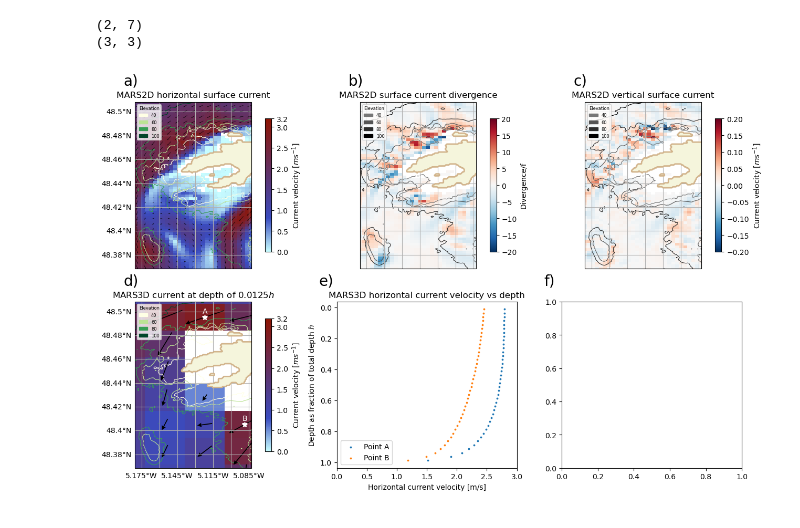
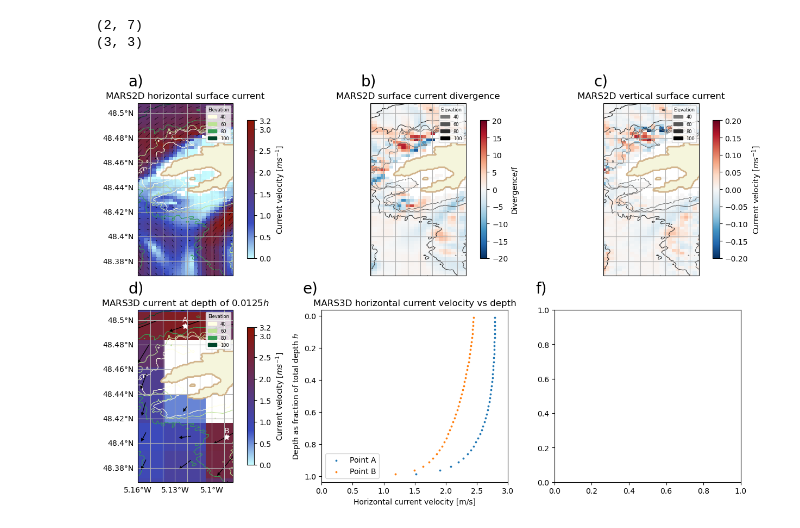
Before and after one commit to JWMichalski/oscarplus, a Jupyter notebook: examples/Iroise Sea divergence paper/Figures_1705.ipynb, the cells around one changed output. Saved outputs shown, nothing was run; the diff lists cells and outputs as text; code cells hidden in the pictures.

Commit message:
improve scatterplot code plot all 2ndary variables

```diff
--- a/examples/Iroise Sea divergence paper/Figures_1705.ipynb
+++ b/examples/Iroise Sea divergence paper/Figures_1705.ipynb
@@ -17,7 +18,7 @@ gmf = "mouche12kp20_rsv20"
 MARS2DTIME = "2022-05-17T09:30:00.000000000"
 MARS3DTIME = "2022-05-17T09:00:00.000000000"
 # plotting parameters
-MARS2D_extent = [-5.18, -5.08, 48.368, 48.51]
+MARS2D_extent = [-5.16, -5.08, 48.368, 48.51]
 MARS3D_extent = [
     MARS2D_extent[0] - 0.02,
     MARS2D_extent[1] + 0.02,
@@ -148,14 +149,14 @@ print(op.tools.utils.find_closest_lon_lat(-5.09, 48.41, MARS3D))
 # %%
 # plot figure 4
 _ = ph.plot_MARS2D_and_MARS3D_profiles(
     MARS2D=MARS2D_sub,
     MARS3D=MARS3D,
     points=[(2, 7), (3, 3)],
     bathymetry=bathymetry,
     levels=[-0.0125, -0.6625, -0.9125],
     figsize=(15, 8.5),
-    legend_location="upper left",
+    legend_location="upper right",
 )
 # %% [output]
-[figure, old version]
+[figure, new version]
 # %%
```
Also changed, not shown: parts of 9 cells of this notebook.
